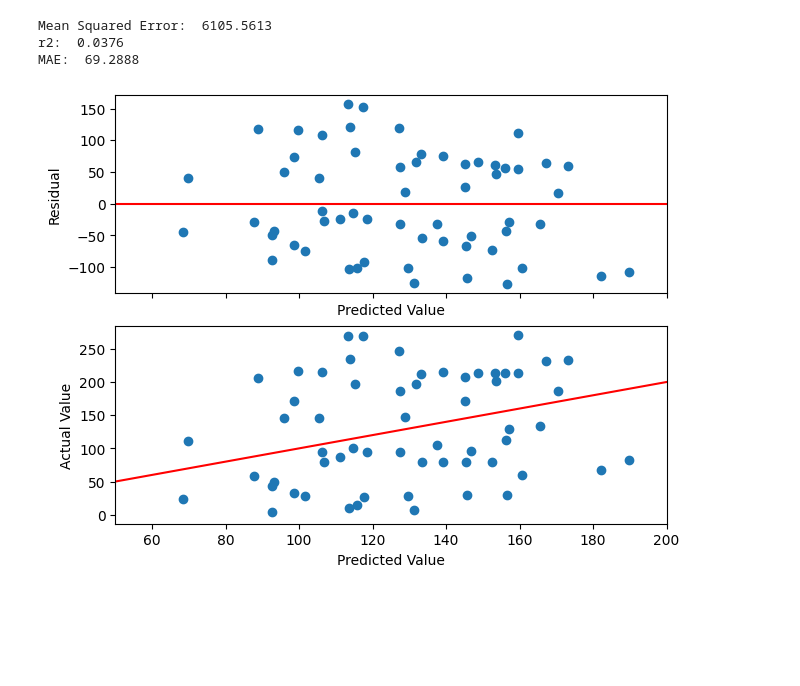
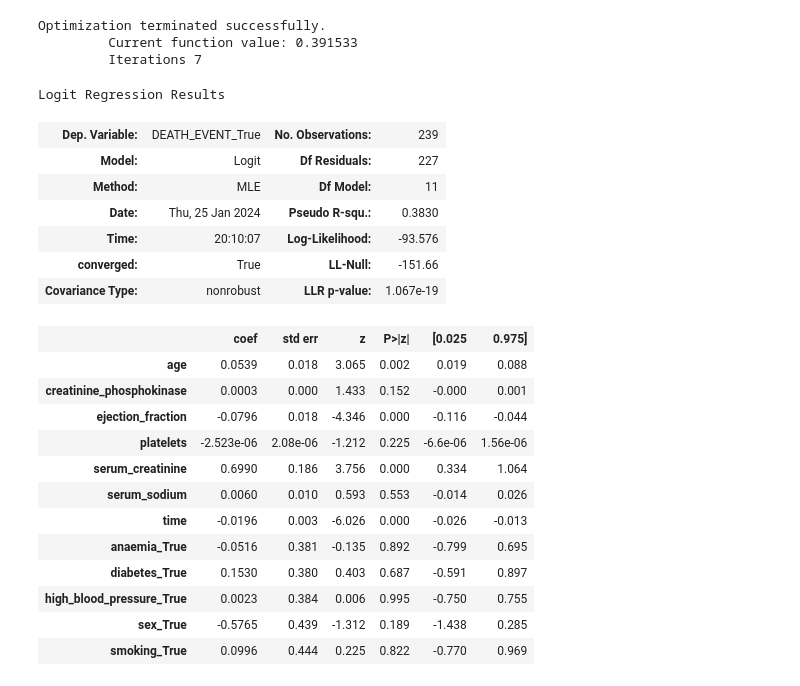
Before and after one commit to jpaezg93/Case-Study-Cardiac-Risks, a Jupyter notebook: linear_regression_model.ipynb, the cells around one changed output. Saved outputs shown, nothing was run; the diff lists cells and outputs as text; code cells hidden in the pictures; blank space fills up the shorter version.

Commit message:
Using logistic regression model

```diff
--- a/linear_regression_model.ipynb
+++ b/linear_regression_model.ipynb
@@ -61,37 +24,31 @@ strong multicollinearity or other numerical problems.
-# %%
-validation_data = test.drop(columns='time')
-y_pred = model.predict(validation_data)
-y_true = test['time']
-
-
-def regression_results(y_true, y_pred):
-
-    # Regression metrics
-    mse=metrics.mean_squared_error(y_true, y_pred)
-    r2=metrics.r2_score(y_true, y_pred)
-    mean_absolute_error=metrics.mean_absolute_error(y_true, y_pred)
-
-
-    print('Mean Squared Error: ', round(mse,4))
-    print('r2: ', round(r2,4))
-    print('MAE: ', round(mean_absolute_error,4))
-
-regression_results(y_true, y_pred)
-# %% [output]
-Mean Squared Error:  6105.5613
-r2:  0.0376
-MAE:  69.2888
-# %%
-fig, axs = plt.subplots(2, 1, sharex=True, layout='constrained')
-axs[0].scatter(y_pred, y_true-y_pred)
-axs[0].axhline(0, color='red')
-axs[0].set_ylabel('Residual')
-axs[0].set_xlabel('Predicted Value')
-axs[1].scatter(y_pred, y_true)
-axs[1].axline((0,0),(1,1), color='red')
-axs[1].set_ylabel('Actual Value')
-axs[1].set_xlabel('Predicted Value')
-axs[1].set_xlim(50,200)
-plt.show()
-# %% [output]
-[figure, removed]
+# %%
+model = LogisticRegression(random_state=16)
+model.fit(X_train, y_train)
+y_pred = model.predict(X_test)
+model_p = sm.Logit(y_train, X_train).fit()
+model_p.summary()
+# %% [output]
+Optimization terminated successfully.
+         Current function value: 0.391533
+         Iterations 7
+Logit Regression Results
+| Dep. Variable: | DEATH_EVENT_True | No. Observations: | 239 |
+| Model: | Logit | Df Residuals: | 227 |
+| Method: | MLE | Df Model: | 11 |
+| Date: | Thu, 25 Jan 2024 | Pseudo R-squ.: | 0.3830 |
+| Time: | 20:10:07 | Log-Likelihood: | -93.576 |
+| converged: | True | LL-Null: | -151.66 |
+| Covariance Type: | nonrobust | LLR p-value: | 1.067e-19 |
+|  | coef | std err | z | P>|z| | [0.025 | 0.975] |
+| age | 0.0539 | 0.018 | 3.065 | 0.002 | 0.019 | 0.088 |
+| creatinine_phosphokinase | 0.0003 | 0.000 | 1.433 | 0.152 | -0.000 | 0.001 |
+| ejection_fraction | -0.0796 | 0.018 | -4.346 | 0.000 | -0.116 | -0.044 |
+| platelets | -2.523e-06 | 2.08e-06 | -1.212 | 0.225 | -6.6e-06 | 1.56e-06 |
+| serum_creatinine | 0.6990 | 0.186 | 3.756 | 0.000 | 0.334 | 1.064 |
+| serum_sodium | 0.0060 | 0.010 | 0.593 | 0.553 | -0.014 | 0.026 |
+| time | -0.0196 | 0.003 | -6.026 | 0.000 | -0.026 | -0.013 |
+| anaemia_True | -0.0516 | 0.381 | -0.135 | 0.892 | -0.799 | 0.695 |
+| diabetes_True | 0.1530 | 0.380 | 0.403 | 0.687 | -0.591 | 0.897 |
+| high_blood_pressure_True | 0.0023 | 0.384 | 0.006 | 0.995 | -0.750 | 0.755 |
+| sex_True | -0.5765 | 0.439 | -1.312 | 0.189 | -1.438 | 0.285 |
+| smoking_True | 0.0996 | 0.444 | 0.225 | 0.822 | -0.770 | 0.969 |
```
Also changed, not shown: parts of 4 cells of this notebook.
